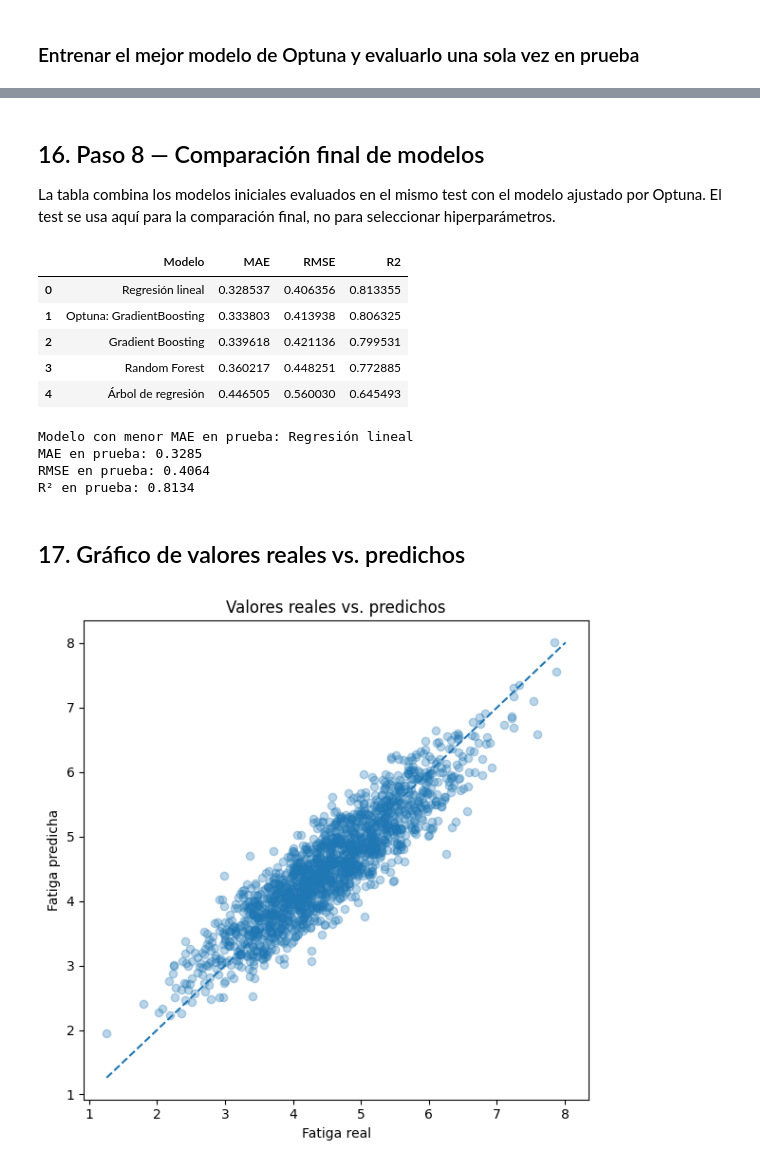
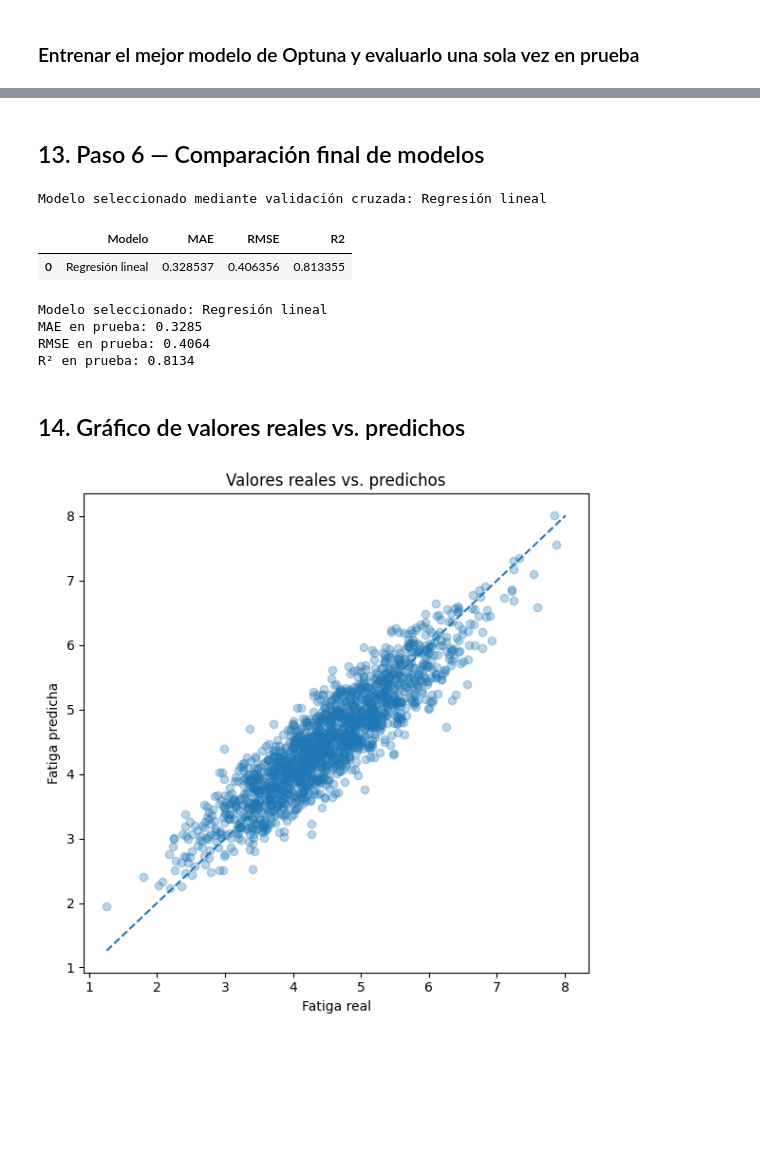
Before and after one commit to nashlypilar-collab/PROYECTO-ENTRE-GRUPAL-, a Jupyter notebook: Proyecto_1_Dataset_Sueno_Prediccion_Fatiga.ipynb, the cells around one changed output, grey strips where cells are left out. Drawn from its saved outputs; the diff is of its cells as text; code cells hidden in the pictures; blank space fills up the shorter version.

```diff
--- a/Proyecto_1_Dataset_Sueno_Prediccion_Fatiga.ipynb
+++ b/Proyecto_1_Dataset_Sueno_Prediccion_Fatiga.ipynb
@@ -676,31 +759,48 @@ Resultados del mejor modelo:
-# %% [markdown]
-## 16. Paso 8 — Comparación final de modelos
-
-La tabla combina los modelos iniciales evaluados en el mismo test con el modelo ajustado por Optuna. El test se usa aquí para la comparación final, no para seleccionar hiperparámetros.
-# %%
-final_results = results_df.copy()
-final_results = pd.concat([final_results, pd.DataFrame([tuned_metrics])], ignore_index=True)
-final_results = final_results.sort_values("MAE").reset_index(drop=True)
-display(final_results)
-
-best_final = final_results.iloc[0]
-print(f"Modelo con menor MAE en prueba: {best_final['Modelo']}")
-print(f"MAE en prueba: {best_final['MAE']:.4f}")
-print(f"RMSE en prueba: {best_final['RMSE']:.4f}")
-print(f"R² en prueba: {best_final['R2']:.4f}")
-# %% [output]
-|  | Modelo | MAE | RMSE | R2 |
-| 0 | Regresión lineal | 0.328537 | 0.406356 | 0.813355 |
-| 1 | Optuna: GradientBoosting | 0.333803 | 0.413938 | 0.806325 |
-| 2 | Gradient Boosting | 0.339618 | 0.421136 | 0.799531 |
-| 3 | Random Forest | 0.360217 | 0.448251 | 0.772885 |
-| 4 | Árbol de regresión | 0.446505 | 0.560030 | 0.645493 |
-Modelo con menor MAE en prueba: Regresión lineal
-MAE en prueba: 0.3285
-RMSE en prueba: 0.4064
-R² en prueba: 0.8134
+# %% [markdown]
+## 13. Paso 6 — Comparación final de modelos
+# %%
+# Seleccionar el mejor modelo usando únicamente la validación cruzada
+
+best_cv = cv_df.iloc[0]
+
+if study.best_value < best_cv["MAE CV promedio"]:
+    final_name = "Optuna: " + study.best_params["modelo"]
+    final_model = tuned_model
+    print("Modelo seleccionado mediante validación cruzada: Optuna")
+else:
+    final_name = best_cv["Modelo"]
+    final_model = fitted_models[final_name]
+    print("Modelo seleccionado mediante validación cruzada:", final_name)
+
+# Evaluar el modelo seleccionado con el conjunto de prueba
+
+final_pred = final_model.predict(X_test)
+
+final_results = pd.DataFrame([{
+    "Modelo": final_name,
+    "MAE": mean_absolute_error(y_test, final_pred),
+    "RMSE": np.sqrt(mean_squared_error(y_test, final_pred)),
+    "R2": r2_score(y_test, final_pred)
+}])
+
+display(final_results)
+
+best_final = final_results.iloc[0]
+
+print(f"Modelo seleccionado: {best_final['Modelo']}")
+print(f"MAE en prueba: {best_final['MAE']:.4f}")
+print(f"RMSE en prueba: {best_final['RMSE']:.4f}")
+print(f"R² en prueba: {best_final['R2']:.4f}")
+# %% [output]
+Modelo seleccionado mediante validación cruzada: Regresión lineal
+|  | Modelo | MAE | RMSE | R2 |
+| 0 | Regresión lineal | 0.328537 | 0.406356 | 0.813355 |
+Modelo seleccionado: Regresión lineal
+MAE en prueba: 0.3285
+RMSE en prueba: 0.4064
+R² en prueba: 0.8134
 # %% [markdown]
-## 17. Gráfico de valores reales vs. predichos
+## 14. Gráfico de valores reales vs. predichos
 # %%
 # Usar el modelo con menor MAE de la tabla final para visualizar el ajuste
 final_name = best_final["Modelo"]
```
Also changed, not shown: parts of 41 cells of this notebook.
